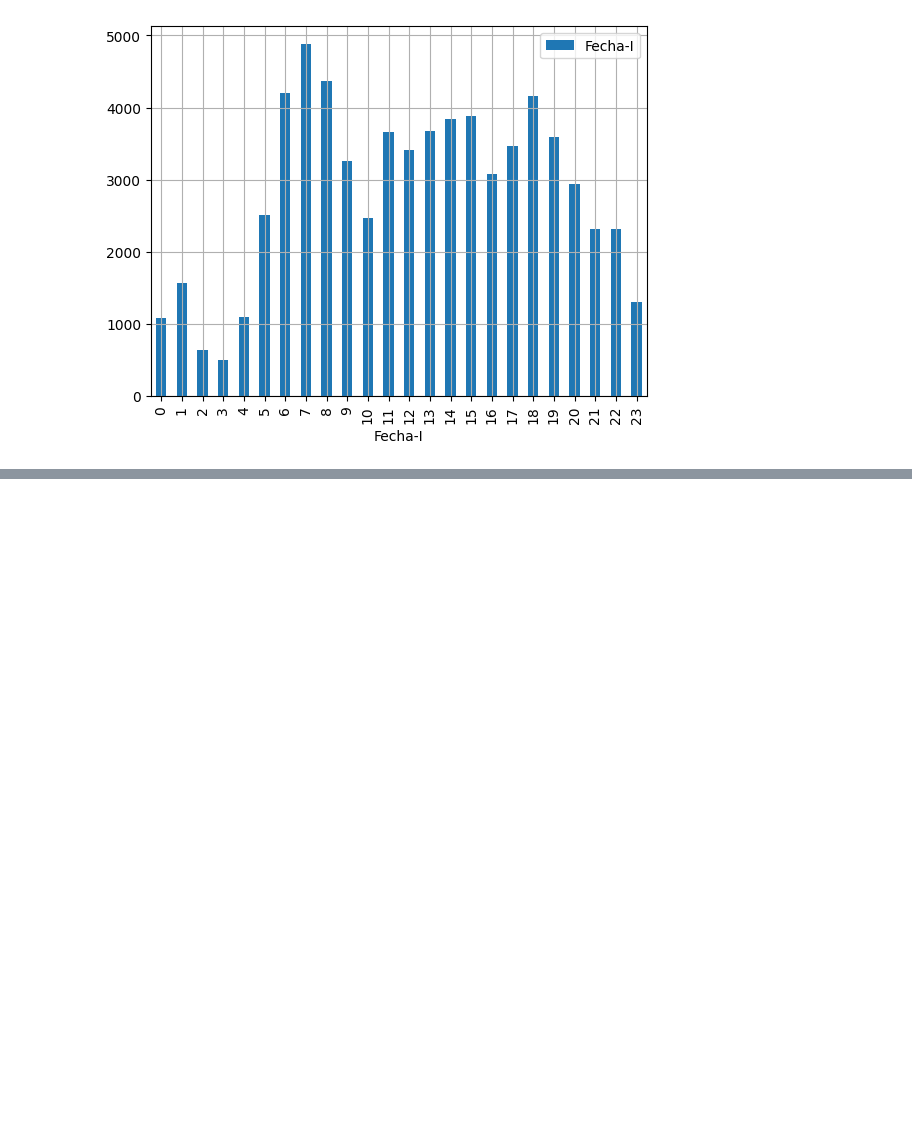
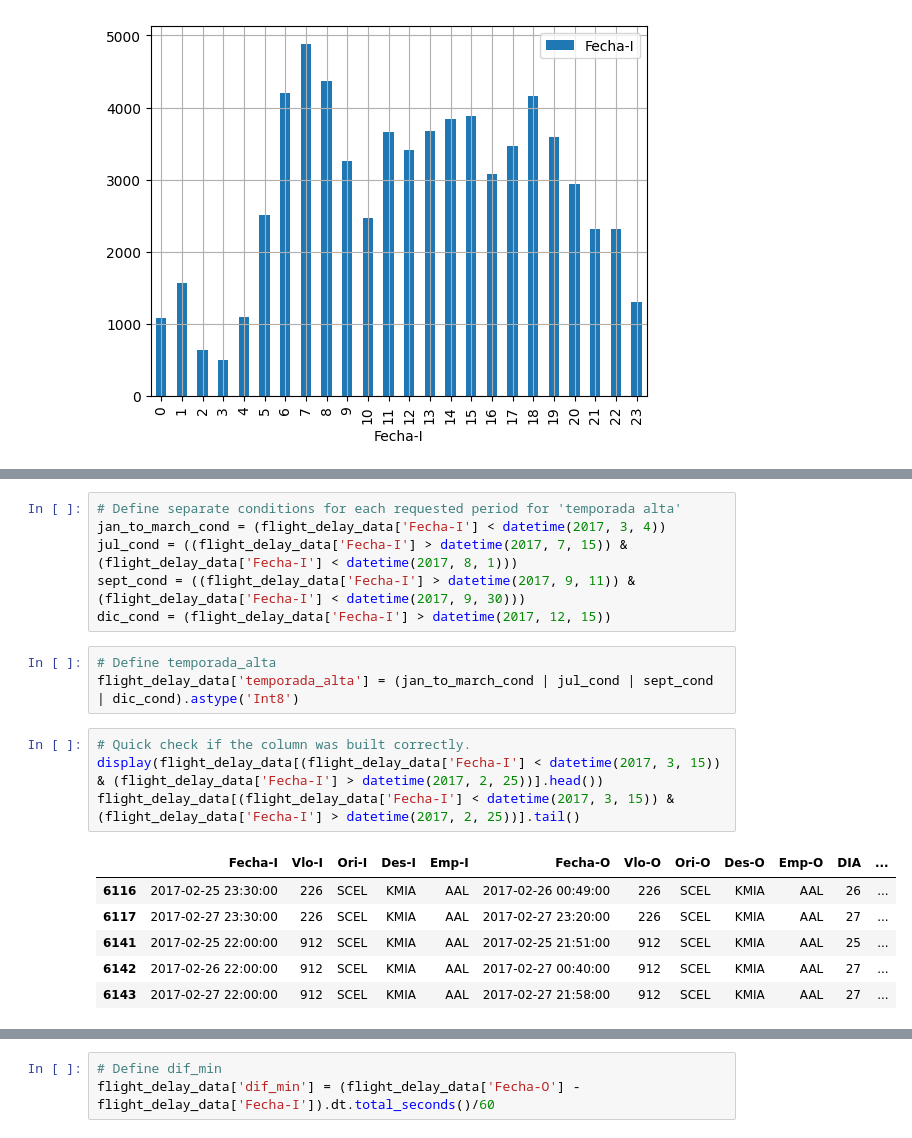
Before and after one commit to AlonsoLetelier/Data-Scientist-Challenge-LATAM, a Jupyter notebook: solutions.ipynb, the cells around one changed output, grey strips where cells are left out. Cells and saved outputs as stored; diff of their text form; blank space fills up the shorter version.

```diff
--- a/solutions.ipynb
+++ b/solutions.ipynb
@@ -301,0 +307,20 @@ Por último, al haber encontrado diferencias entre el areopuerto planificado de
+# %%
+# Define separate conditions for each requested period for 'temporada alta'
+jan_to_march_cond = (flight_delay_data['Fecha-I'] < datetime(2017, 3, 4))
+jul_cond = ((flight_delay_data['Fecha-I'] > datetime(2017, 7, 15)) & (flight_delay_data['Fecha-I'] < datetime(2017, 8, 1)))
+sept_cond = ((flight_delay_data['Fecha-I'] > datetime(2017, 9, 11)) & (flight_delay_data['Fecha-I'] < datetime(2017, 9, 30)))
+dic_cond = (flight_delay_data['Fecha-I'] > datetime(2017, 12, 15))
+# %%
+# Define temporada_alta
+flight_delay_data['temporada_alta'] = (jan_to_march_cond | jul_cond | sept_cond | dic_cond).astype('Int8')
+# %%
+# Quick check if the column was built correctly.
+display(flight_delay_data[(flight_delay_data['Fecha-I'] < datetime(2017, 3, 15)) & (flight_delay_data['Fecha-I'] > datetime(2017, 2, 25))].head())
+flight_delay_data[(flight_delay_data['Fecha-I'] < datetime(2017, 3, 15)) & (flight_delay_data['Fecha-I'] > datetime(2017, 2, 25))].tail()
+# %% [output]
+|  | Fecha-I | Vlo-I | Ori-I | Des-I | Emp-I | Fecha-O | Vlo-O | Ori-O | Des-O | Emp-O | DIA | ... |
+| 6116 | 2017-02-25 23:30:00 | 226 | SCEL | KMIA | AAL | 2017-02-26 00:49:00 | 226 | SCEL | KMIA | AAL | 26 | ... |
+| 6117 | 2017-02-27 23:30:00 | 226 | SCEL | KMIA | AAL | 2017-02-27 23:20:00 | 226 | SCEL | KMIA | AAL | 27 | ... |
+| 6141 | 2017-02-25 22:00:00 | 912 | SCEL | KMIA | AAL | 2017-02-25 21:51:00 | 912 | SCEL | KMIA | AAL | 25 | ... |
+| 6142 | 2017-02-26 22:00:00 | 912 | SCEL | KMIA | AAL | 2017-02-27 00:40:00 | 912 | SCEL | KMIA | AAL | 27 | ... |
+| 6143 | 2017-02-27 22:00:00 | 912 | SCEL | KMIA | AAL | 2017-02-27 21:58:00 | 912 | SCEL | KMIA | AAL | 27 | ... |
@@ -301,0 +333,3 @@ Por último, al haber encontrado diferencias entre el areopuerto planificado de
+# %%
+# Define dif_min
+flight_delay_data['dif_min'] = (flight_delay_data['Fecha-O'] - flight_delay_data['Fecha-I']).dt.total_seconds()/60
```
Also changed, not shown: parts of 9 cells of this notebook, 1 other file.
